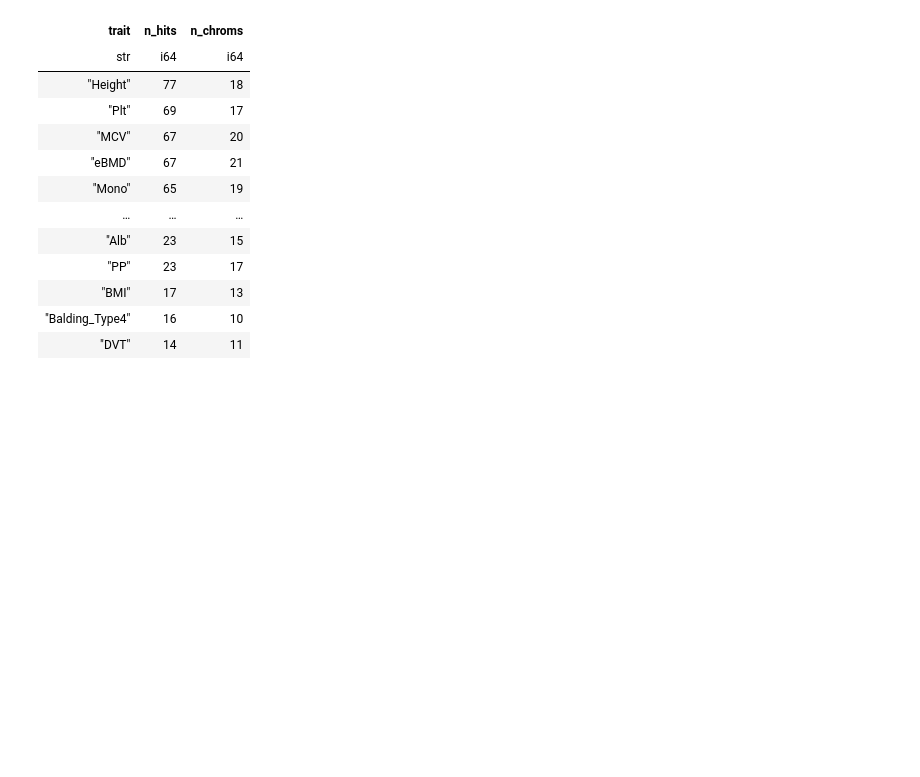
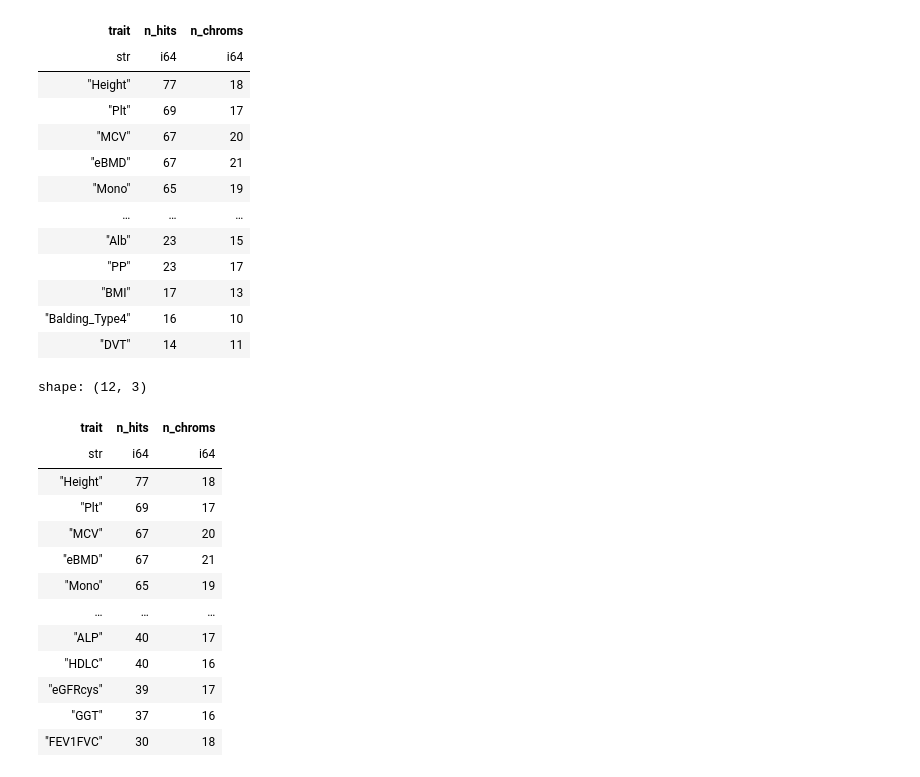
Before and after one commit to minjaf/TraitGym, a Jupyter notebook: workflow/notebooks/sample_size.ipynb, the cells around one changed output. Cells and saved outputs as stored; diff of their text form; code cells hidden in the pictures; blank space fills up the shorter version.

```diff
--- a/workflow/notebooks/sample_size.ipynb
+++ b/workflow/notebooks/sample_size.ipynb
@@ -213,3 +213,21 @@ shape: (17, 3)
 | "DVT" | 14 | 11 |
 # %%
 df3.select("trait").write_csv("../../config/gwas/independent_traits_filtered.csv", include_header=False)
+# %%
+df4 = df3.filter(pl.col("n_hits") >= 30)
+df4
+# %% [output]
+shape: (12, 3)
+| trait | n_hits | n_chroms |
+| str | i64 | i64 |
+| "Height" | 77 | 18 |
+| "Plt" | 69 | 17 |
+| "MCV" | 67 | 20 |
+| "eBMD" | 67 | 21 |
+| "Mono" | 65 | 19 |
+| … | … | … |
+| "ALP" | 40 | 17 |
+| "HDLC" | 40 | 16 |
+| "eGFRcys" | 39 | 17 |
+| "GGT" | 37 | 16 |
+| "FEV1FVC" | 30 | 18 |
```
Also changed, not shown: parts of 1 cell of this notebook, 7 other files.
